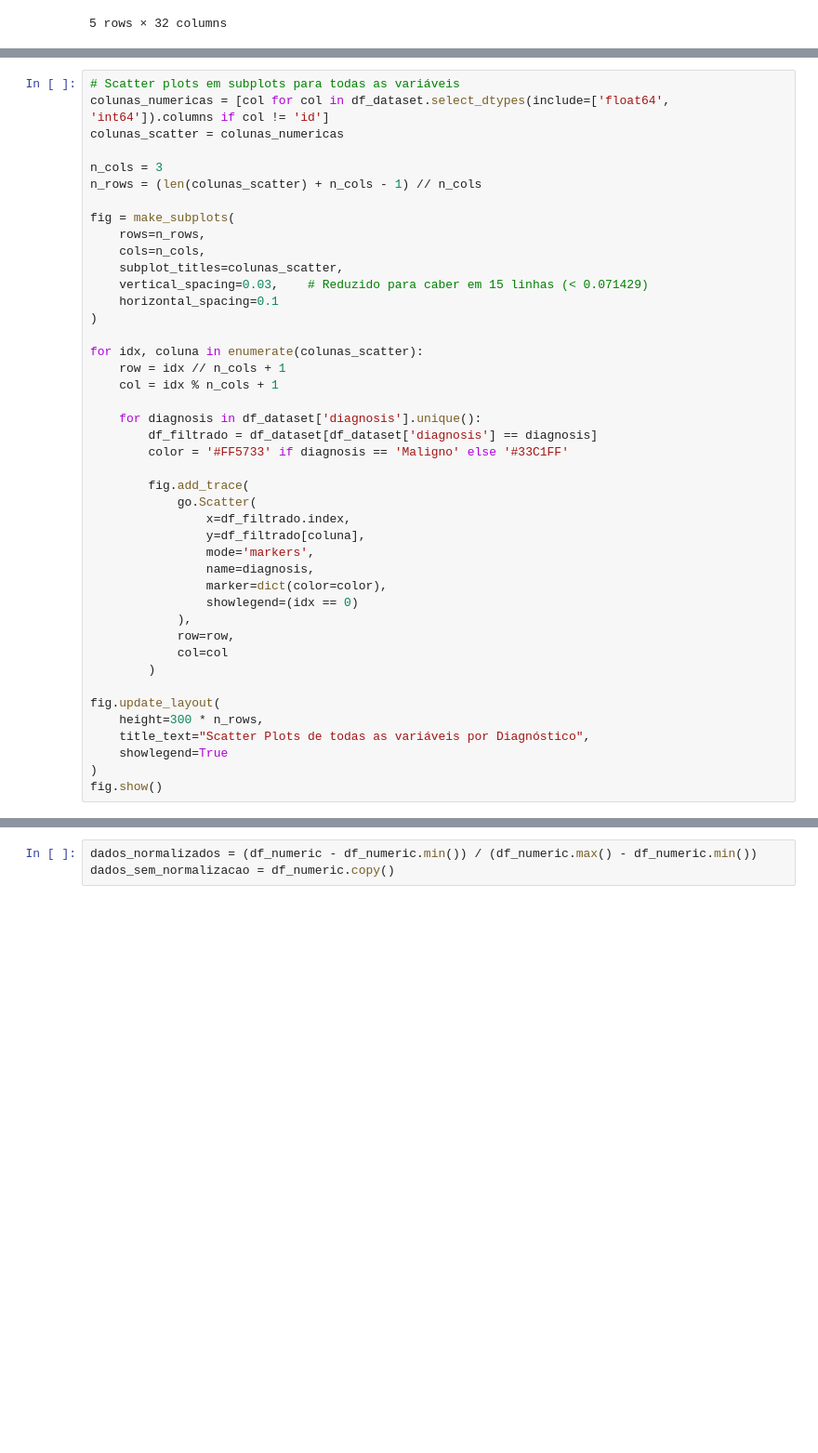
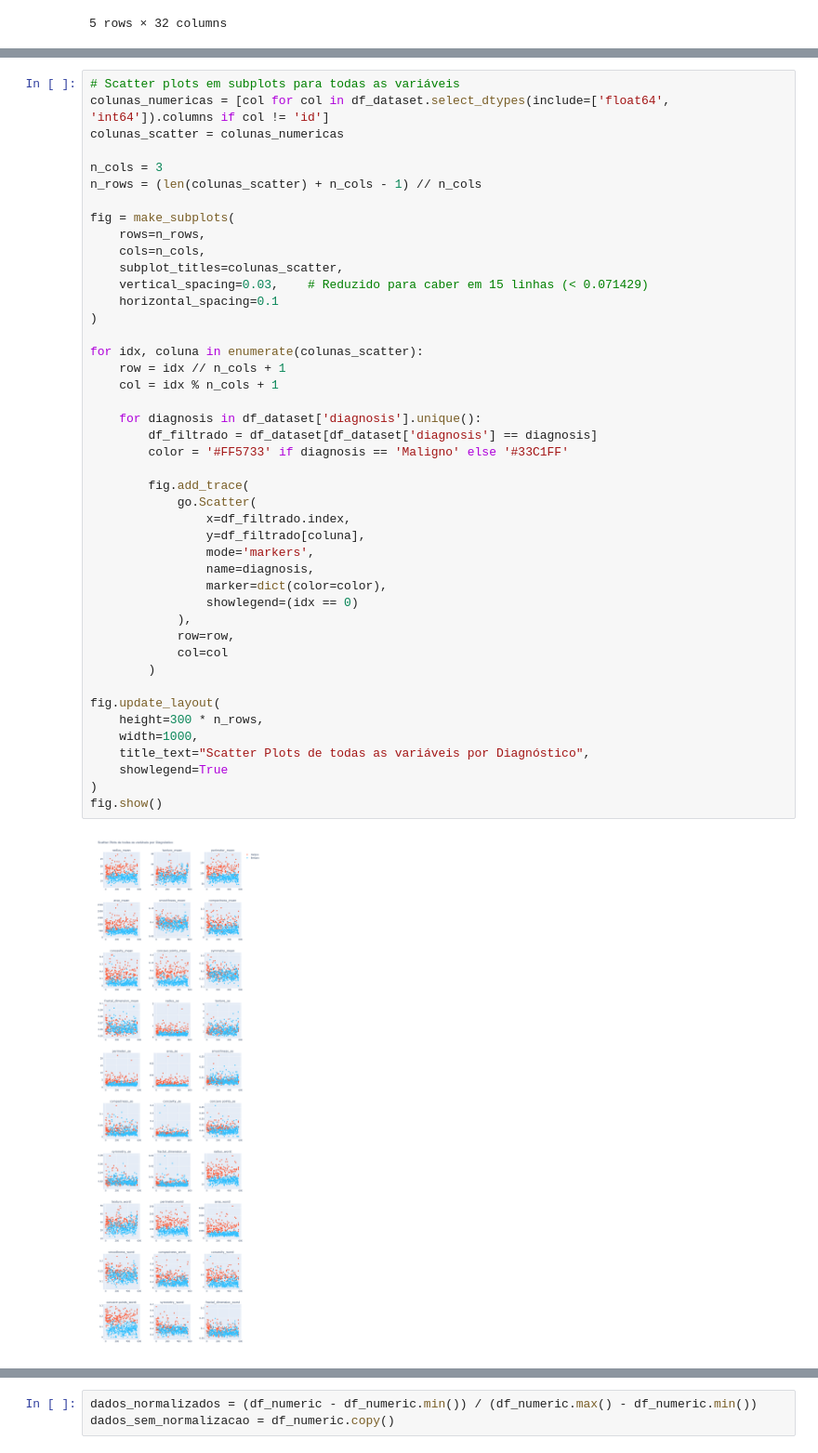
Before and after one commit to KauaHenSilva/trabalho_topicos_5, a Jupyter notebook: main.ipynb, the cells around one changed output, grey strips where cells are left out. Shown at 93% size. Cells and saved outputs as stored; diff of their text form; blank space fills up the shorter version.

```diff
--- a/main.ipynb
+++ b/main.ipynb
@@ -84,33 +110,36 @@ fig = make_subplots(
     horizontal_spacing=0.1
 )
 
 for idx, coluna in enumerate(colunas_scatter):
     row = idx // n_cols + 1
     col = idx % n_cols + 1
 
     for diagnosis in df_dataset['diagnosis'].unique():
         df_filtrado = df_dataset[df_dataset['diagnosis'] == diagnosis]
         color = '#FF5733' if diagnosis == 'Maligno' else '#33C1FF'
 
         fig.add_trace(
             go.Scatter(
                 x=df_filtrado.index,
                 y=df_filtrado[coluna],
                 mode='markers',
                 name=diagnosis,
                 marker=dict(color=color),
                 showlegend=(idx == 0)
             ),
             row=row,
             col=col
         )
 
 fig.update_layout(
     height=300 * n_rows,
+    width=1000,
     title_text="Scatter Plots de todas as variáveis por Diagnóstico",
     showlegend=True
 )
 fig.show()
+# %% [output]
+[figure, added]
 # %%
 # Criar cópia e converter diagnosis para numérico
 df_numeric = df_dataset.copy()
```
Also changed, not shown: parts of 6 cells of this notebook, 2 other files.
